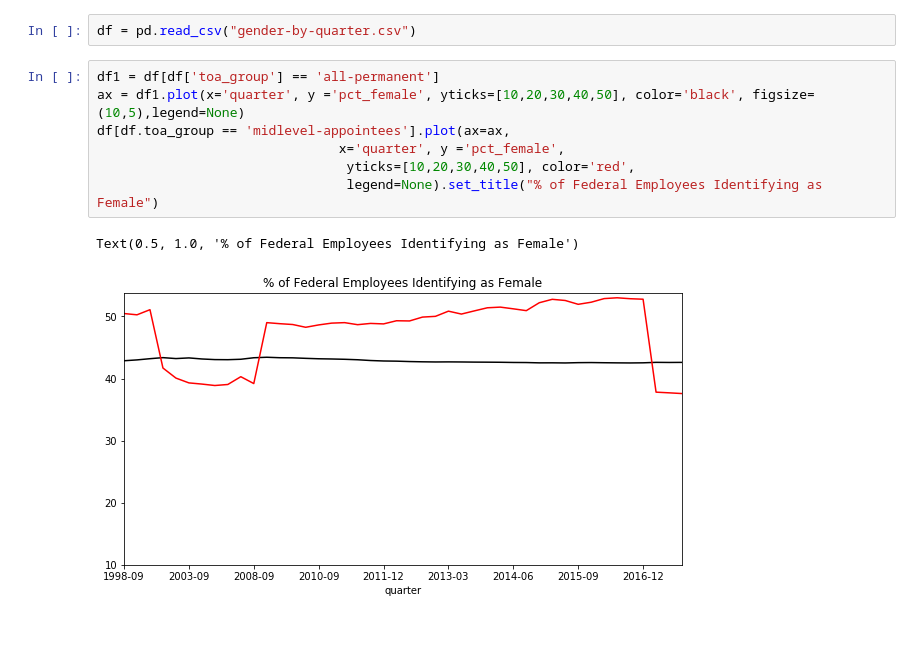
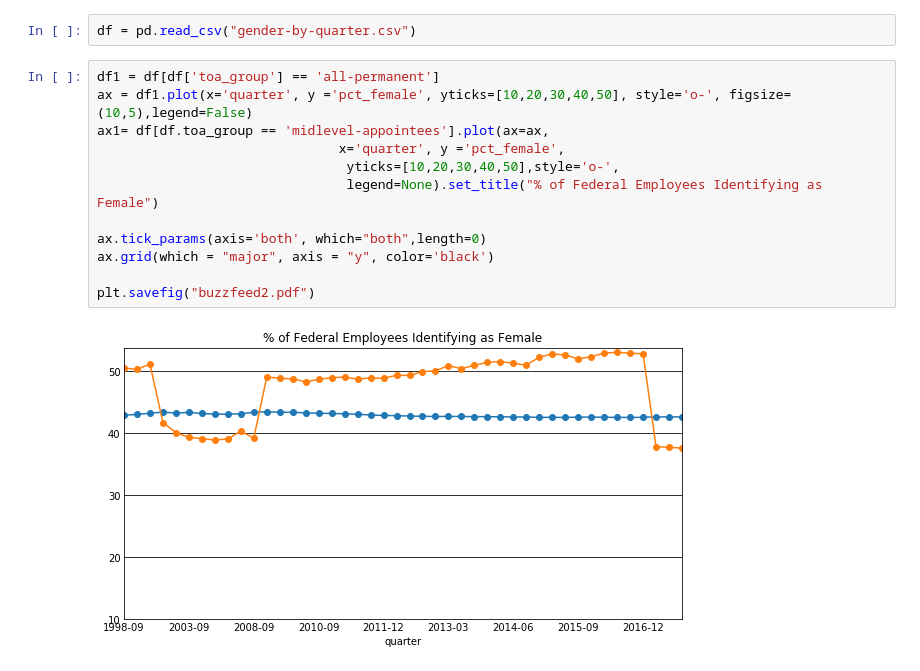
Before and after one commit to Suhailhassanbhat/Foundations-soma, a Jupyter notebook: homework_14/Buzzfeed_graph/Buzzfeed-Diversity in the Agriculture Department.ipynb, the cells around one changed output. Drawn from its saved outputs; the diff is of its cells as text; blank space fills up the shorter version.

```diff
--- a/homework_14/Buzzfeed_graph/Buzzfeed-Diversity in the Agriculture Department.ipynb
+++ b/homework_14/Buzzfeed_graph/Buzzfeed-Diversity in the Agriculture Department.ipynb
@@ -38,11 +42,15 @@ Text(0.5, 1.0, '% of Fed. Employees Identifying as Racial/Ethnic Minority')
 df = pd.read_csv("gender-by-quarter.csv")
 # %%
 df1 = df[df['toa_group'] == 'all-permanent']
-ax = df1.plot(x='quarter', y ='pct_female', yticks=[10,20,30,40,50], color='black', figsize=(10,5),legend=None)
-df[df.toa_group == 'midlevel-appointees'].plot(ax=ax,
+ax = df1.plot(x='quarter', y ='pct_female', yticks=[10,20,30,40,50], style='o-', figsize=(10,5),legend=False)
+ax1= df[df.toa_group == 'midlevel-appointees'].plot(ax=ax,
                                x='quarter', y ='pct_female',
-                                yticks=[10,20,30,40,50], color='red',
+                                yticks=[10,20,30,40,50],style='o-',
                                 legend=None).set_title("% of Federal Employees Identifying as Female")
+
+ax.tick_params(axis='both', which="both",length=0)
+ax.grid(which = "major", axis = "y", color='black')
+
+plt.savefig("buzzfeed2.pdf")
 # %% [output]
-Text(0.5, 1.0, '% of Federal Employees Identifying as Female')
-[figure, old version]
+[figure, new version]
```
Also changed, not shown: parts of 1 cell of this notebook.
